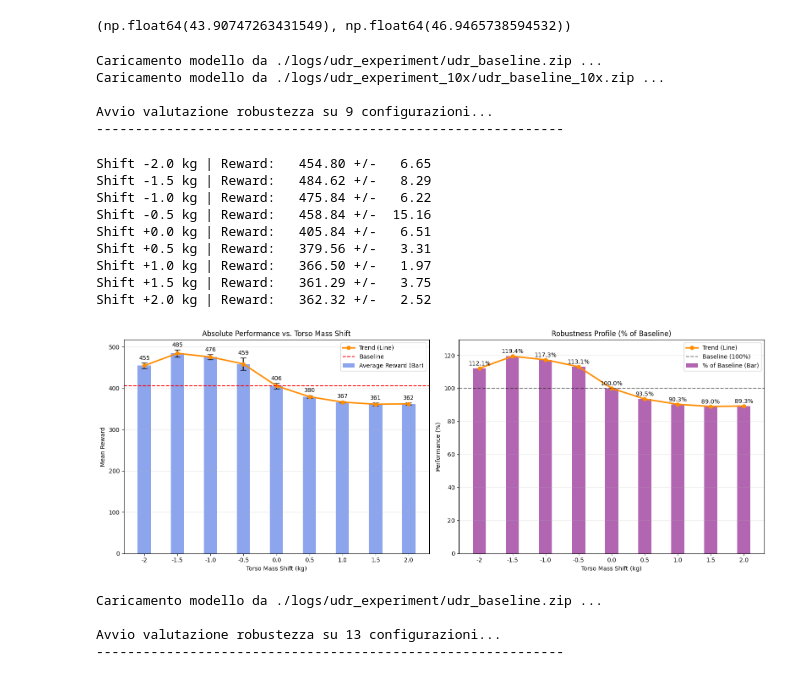
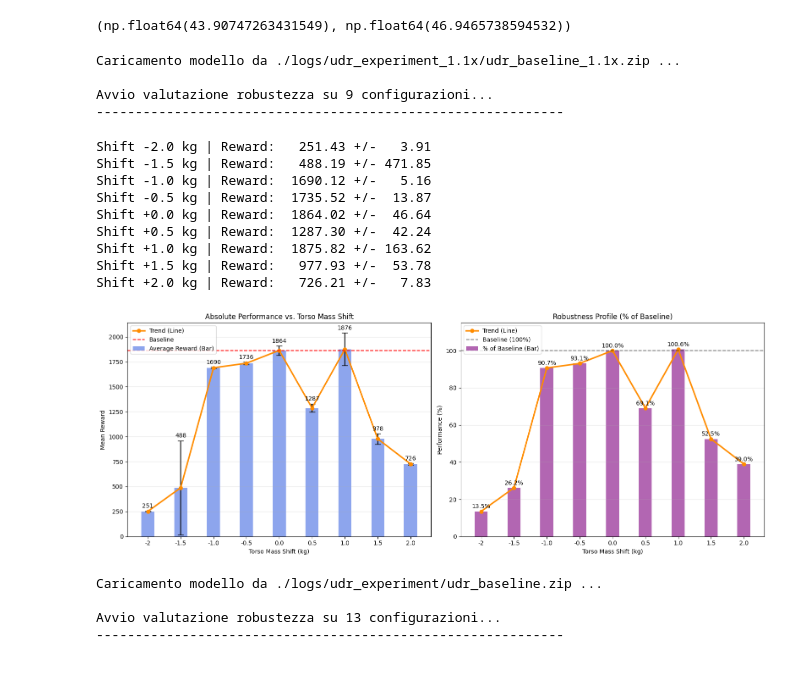
Before and after one commit to alessandro-benvenuti/doraemon-sim2real, a Jupyter notebook: notebooks/udr_baseline.ipynb, the cells around one changed output. Saved outputs shown, nothing was run; the diff lists cells and outputs as text; code cells hidden in the pictures.

Commit message:
1.1x_udr_hopper_training

```diff
--- a/notebooks/udr_baseline.ipynb
+++ b/notebooks/udr_baseline.ipynb
@@ -47,7 +47,7 @@ config = {
 }
 # %%
 # Training
-train_agent(config, model_name="udr_baseline_10x", log_dir="./logs/udr_experiment_10x/")
+train_agent(config, model_name="udr_baseline_1.1x", log_dir="./logs/udr_experiment_1.1x/")
 # %% [output]
 Training with mode: udr
 --- STARTING NEW TRAINING ---
@@ -175,11 +175,14 @@ from stable_baselines3.common.vec_env import DummyVecEnv, VecNormalize
 from stable_baselines3.common.evaluation import evaluate_policy
 
 # --- 1. CARICAMENTO MODELLO ---
-print("Caricamento modello da ./logs/udr_experiment/udr_baseline.zip ...")
+#print("Caricamento modello da ./logs/udr_experiment/udr_baseline.zip ...")
 # model = SAC.load("./logs/udr_experiment/udr_baseline", device="cpu")
 
-print("Caricamento modello da ./logs/udr_experiment_10x/udr_baseline_10x.zip ...")
-model = SAC.load("./logs/udr_experiment_10x/udr_baseline_10x", device="cpu")
+print("Caricamento modello da ./logs/udr_experiment_1.1x/udr_baseline_1.1x.zip ...")
+model = SAC.load("./logs/udr_experiment_1.1x/udr_baseline_1.1x", device="cpu")
+
+# print("Caricamento modello da ./logs/udr_experiment_10x/udr_baseline_10x.zip ...")
+# model = SAC.load("./logs/udr_experiment_10x/udr_baseline_10x", device="cpu")
 
 # --- 3. CONFIGURAZIONE ---
 mass_shifts = [-2, -1.5, -1.0, -0.5, 0.0, 0.5, 1.0, 1.5, 2.0]
@@ -195,8 +198,9 @@ for shift in mass_shifts:
     env = gym.make("CustomHopper-shift-v0", mass_shift=shift)
     env = DummyVecEnv([lambda: env])
 
-    norm_path = f"./logs/udr_experiment/udr_baseline_vecnormalize.pkl"
-    norm_path = f"./logs/udr_experiment_10x/udr_baseline_10x_vecnormalize.pkl"
+    # norm_path = f"./logs/udr_experiment/udr_baseline_vecnormalize.pkl"
+    norm_path = f"./logs/udr_experiment_1.1x/udr_baseline_1.1x_vecnormalize.pkl"
+    # norm_path = f"./logs/udr_experiment_10x/udr_baseline_10x_vecnormalize.pkl"
     try:
         env = VecNormalize.load(norm_path, env)
         env.training = False
@@ -262,45 +266,44 @@ ax1.bar_label(bars1, fmt='%.0f', padding=3)
 
 
 # --- Grafico B: Performance Relativa ---
 # 1. Le Barre
 bars2 = ax2.bar(x_pos, percentages, align='center',
                 alpha=0.6, width=bar_width,
                 color='purple', label='% of Baseline (Bar)')
 
 # 2. La Curva in sovraimpressione (Trend)
 ax2.plot(x_pos, percentages, color='darkorange', marker='o', linewidth=2.5, label='Trend (Line)')
 
 ax2.axhline(y=100.0, color='black', linestyle='--', alpha=0.5, label='Baseline (100%)')
 ax2.set_title('Robustness Profile (% of Baseline)')
 ax2.set_xlabel('Torso Mass Shift (kg)')
 ax2.set_ylabel('Performance (%)')
 ax2.set_xticks(x_pos)
 ax2.set_xticklabels(mass_shifts)
 ax2.set_ylim(0, max(115, np.max(percentages) + 10))
 ax2.grid(True, axis='y', alpha=0.3)
 ax2.legend()
 
 # Etichette barre
 ax2.bar_label(bars2, fmt='%.1f%%', padding=3)
 
 plt.tight_layout()
 plt.show()
 # %% [output]
-Caricamento modello da ./logs/udr_experiment/udr_baseline.zip ...
-Caricamento modello da ./logs/udr_experiment_10x/udr_baseline_10x.zip ...
+Caricamento modello da ./logs/udr_experiment_1.1x/udr_baseline_1.1x.zip ...
 
 Avvio valutazione robustezza su 9 configurazioni...
 ------------------------------------------------------------
-Shift -2.0 kg | Reward:   454.80 +/-   6.65
-Shift -1.5 kg | Reward:   484.62 +/-   8.29
-Shift -1.0 kg | Reward:   475.84 +/-   6.22
-Shift -0.5 kg | Reward:   458.84 +/-  15.16
-Shift +0.0 kg | Reward:   405.84 +/-   6.51
-Shift +0.5 kg | Reward:   379.56 +/-   3.31
-Shift +1.0 kg | Reward:   366.50 +/-   1.97
-Shift +1.5 kg | Reward:   361.29 +/-   3.75
-Shift +2.0 kg | Reward:   362.32 +/-   2.52
+Shift -2.0 kg | Reward:   251.43 +/-   3.91
+Shift -1.5 kg | Reward:   488.19 +/- 471.85
+Shift -1.0 kg | Reward:  1690.12 +/-   5.16
+Shift -0.5 kg | Reward:  1735.52 +/-  13.87
+Shift +0.0 kg | Reward:  1864.02 +/-  46.64
+Shift +0.5 kg | Reward:  1287.30 +/-  42.24
+Shift +1.0 kg | Reward:  1875.82 +/- 163.62
+Shift +1.5 kg | Reward:   977.93 +/-  53.78
+Shift +2.0 kg | Reward:   726.21 +/-   7.83
-[figure, old version]
+[figure, new version]
 # %%
 import matplotlib.pyplot as plt
 import numpy as np
```
Also changed, not shown: parts of 3 cells of this notebook, 8 other files.
